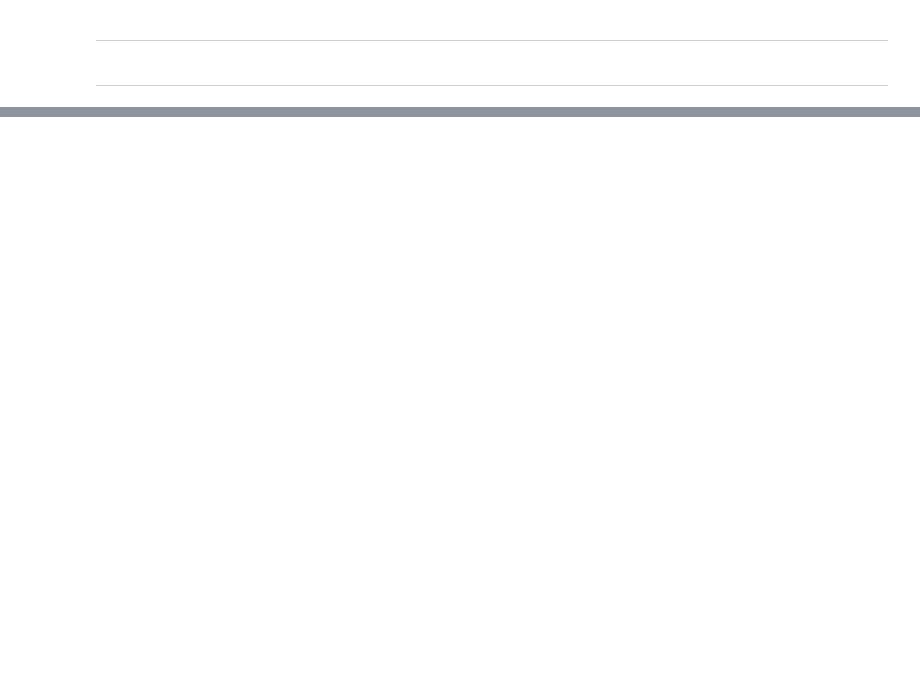
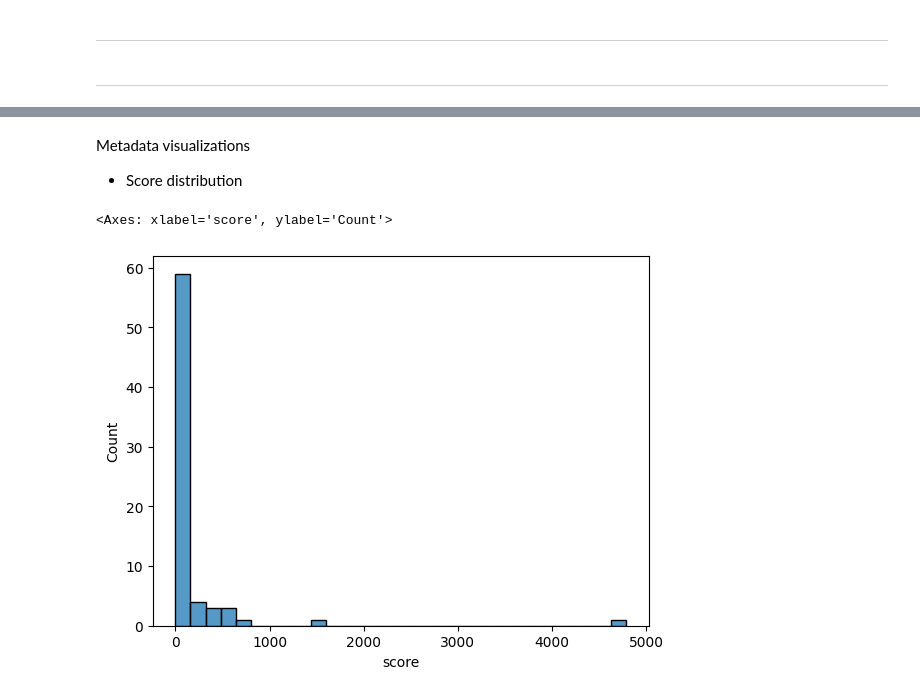
Before and after one commit to L-N-E0/USAID-Kenya-Sentiment-Analysis, a Jupyter notebook: notebooks/Mbego.ipynb, the cells around one changed output, grey strips where cells are left out. Saved outputs shown, nothing was run; the diff lists cells and outputs as text; code cells hidden in the pictures; blank space fills up the shorter version.

```diff
--- a/notebooks/Mbego.ipynb
+++ b/notebooks/Mbego.ipynb
@@ -629,0 +668,9 @@ reddit_df[['full_text', 'processed_text']].head()
+# %% [markdown]
+Metadata visualizations
+- Score distribution
+# %%
+import seaborn as sns
+sns.histplot(reddit_df['score'], bins=30)
+# %% [output]
+<Axes: xlabel='score', ylabel='Count'>
+[figure, added]
```
Also changed, not shown: parts of 40 cells of this notebook.
